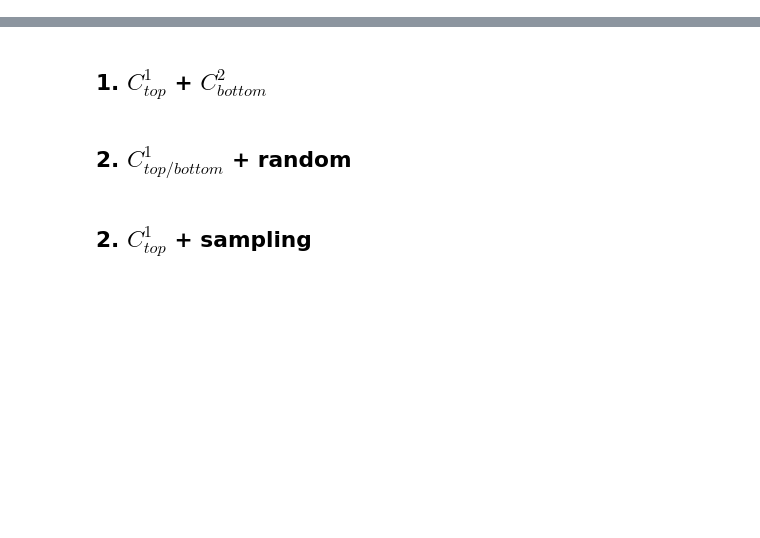
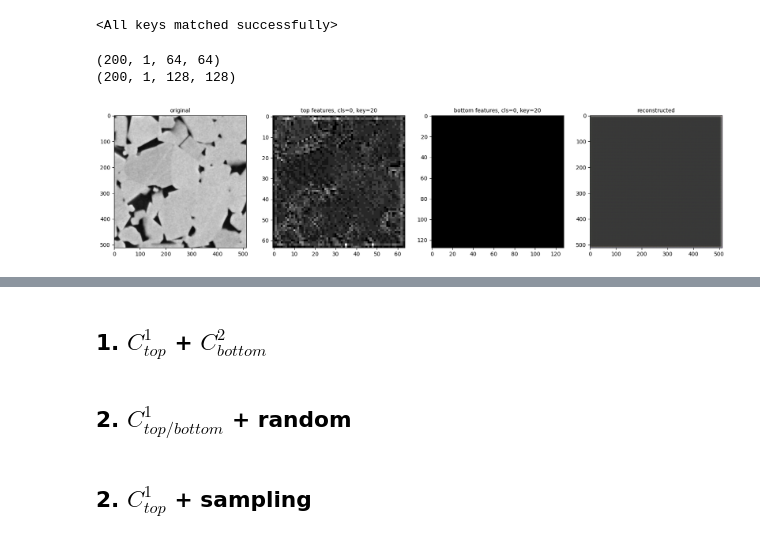
Before and after one commit to dkagramanyan/WC-Co_computer_vision, a Jupyter notebook: ml/vqvae2_rosalinity/6_resampling.ipynb, the cells around one changed output, grey strips where cells are left out. Drawn from its saved outputs; the diff is of its cells as text; code cells hidden in the pictures; blank space fills up the shorter version.

```diff
--- a/ml/vqvae2_rosalinity/6_resampling.ipynb
+++ b/ml/vqvae2_rosalinity/6_resampling.ipynb
@@ -54,7 +56,7 @@ torch.manual_seed(seed)
 # dataset_path = '../datasets/bc_left_4x_360'
 # dataset_path = '../../datasets/original/o_bc_left_4x_768_360/'
 # dataset_path = '../../datasets/imagenet_2_ant_camel/'
-dataset_path = '../../datasets/original/o_bc_left_4x_768_360_median_otsu/'
+dataset_path = '../../datasets/original/o_bc_left_4x_768_360_median/'
 
 resize_shape = (512, 512)
 # resize_shape = (256, 256)
@@ -98,7 +100,8 @@ test_loader = DataLoader(
 # model_file = 'runs/emb_dim_2_n_embed_256_bc_left_4x_768_360/vqvae_002_train_0.02079_test_0.01971.pt'
 # model_file = 'runs/emb_dim_1_n_embed_128_bc_left_4x_768_360/vqvae_003_train_0.02029_test_0.0204.pt'
 # model_file = 'runs/emb_dim_1_n_embed_256_ants_camels/vqvae_010_train_0.02879_test_0.02906.pt'
-model_file = 'runs/emb_dim_1_n_embed_256_o_bc_left_4x_768_360_median_otsu/vqvae_003_train_0.01315_test_0.01208.pt'
+# model_file = 'runs/emb_dim_1_n_embed_256_o_bc_left_4x_768_360_median_otsu/vqvae_003_train_0.01315_test_0.01208.pt'
+model_file='runs/emb_dim_1_n_embed_256_o_bc_left_4x_768_360_median/vqvae_005_train_0.00049_test_0.00047.pt'
 
 device = "cuda"
 
@@ -113,6 +116,8 @@ model =    VQVAE(
                    ).to(device)
 
 model.load_state_dict(torch.load(model_file))
+# %% [output]
+<All keys matched successfully>
 # %%
 original_imgs=[]
 images_embs_t = []
@@ -149,6 +154,9 @@ labels=np.array(labels)
 
 print(images_embs_t.shape)
 print(images_embs_b.shape)
+# %% [output]
+(200, 1, 64, 64)
+(200, 1, 128, 128)
 # %%
 original_imgs_sorted=[]
 images_embs_t_sorted=[]
@@ -191,49 +199,53 @@ sorted_indices=np.argsort(labels)
 sorted_labels=labels[sorted_indices]
 indices=[np.where(sorted_labels==i) for i in range(5)]
 
-cls_1=1
+cls_1=0
 key_1=20
 
-cls_2=1
-key_2=15
+cls_2=0
+key_2=20
 
 quant_t_=images_embs_t_sorted[cls_1][key_1]
-# quant_t_=np.random.normal(0,2, 64*64).reshape((1,64,64))
-# quant_t=np.random.geometric(0.2,64*64).reshape((1,64,64))
+# quant_t_=np.random.normal(0,0, 64*64).reshape((1,64,64))
+# quant_t_=np.random.normal(0,0, 32*32).reshape((1,32,32))
+# quant_t_=np.random.geometric(0.2,64*64).reshape((1,64,64))
 
 
-quant_b_=images_embs_b_sorted[cls_2][key_2]
-# quant_b=np.random.normal(0,0.5, 128*128).reshape((1,128,128))
+# quant_b_=images_embs_b_sorted[cls_2][key_2]
+quant_b_=np.random.normal(0,0, 128*128).reshape((1,128,128))
+# quant_b_=np.random.normal(0,0, 64*64).reshape((1,64,64))
 
 quant_t=torch.FloatTensor(quant_t_).to(device)
 quant_b=torch.FloatTensor(quant_b_).to(device)
 
 quant_t=torch.unsqueeze(quant_t, dim=0)
 quant_b=torch.unsqueeze(quant_b, dim=0)
 
 with torch.no_grad():
     img=model.decode(quant_t, quant_b)
 
 img=convert_img(img)
 original_1=original_imgs_sorted[cls_1][key_1]
 original=convert_img(torch.FloatTensor(original_1))
 
 fig, axes=plt.subplots(1,4, figsize=(20,10))
 
 
 axes[0].imshow(original)
 axes[0].set_title(f'original', fontsize=10)
 
 # axes[1].imshow(indices_t_sorted[cls_1,key_1].swapaxes(0,-1))
 axes[1].imshow(np.flip(np.rot90(quant_t_.swapaxes(0,-1),-1),1), cmap='gray')
 axes[1].set_title(f'top features, cls={cls_1}, key={key_1}', fontsize=10)
 
 # axes[2].imshow(indices_b_sorted[cls_2,key_2].swapaxes(0,-1), )
 axes[2].imshow(np.flip(np.rot90(quant_b_.swapaxes(0,-1),-1),1), cmap='gray')
 axes[2].set_title(f'bottom features, cls={cls_2}, key={key_2}', fontsize=10)
 
 axes[3].imshow(img)
 axes[3].set_title('reconstructed', fontsize=10)
 plt.show()
+# %% [output]
+[figure, added]
 # %%
 original
```
Also changed, not shown: parts of 3 cells of this notebook.
